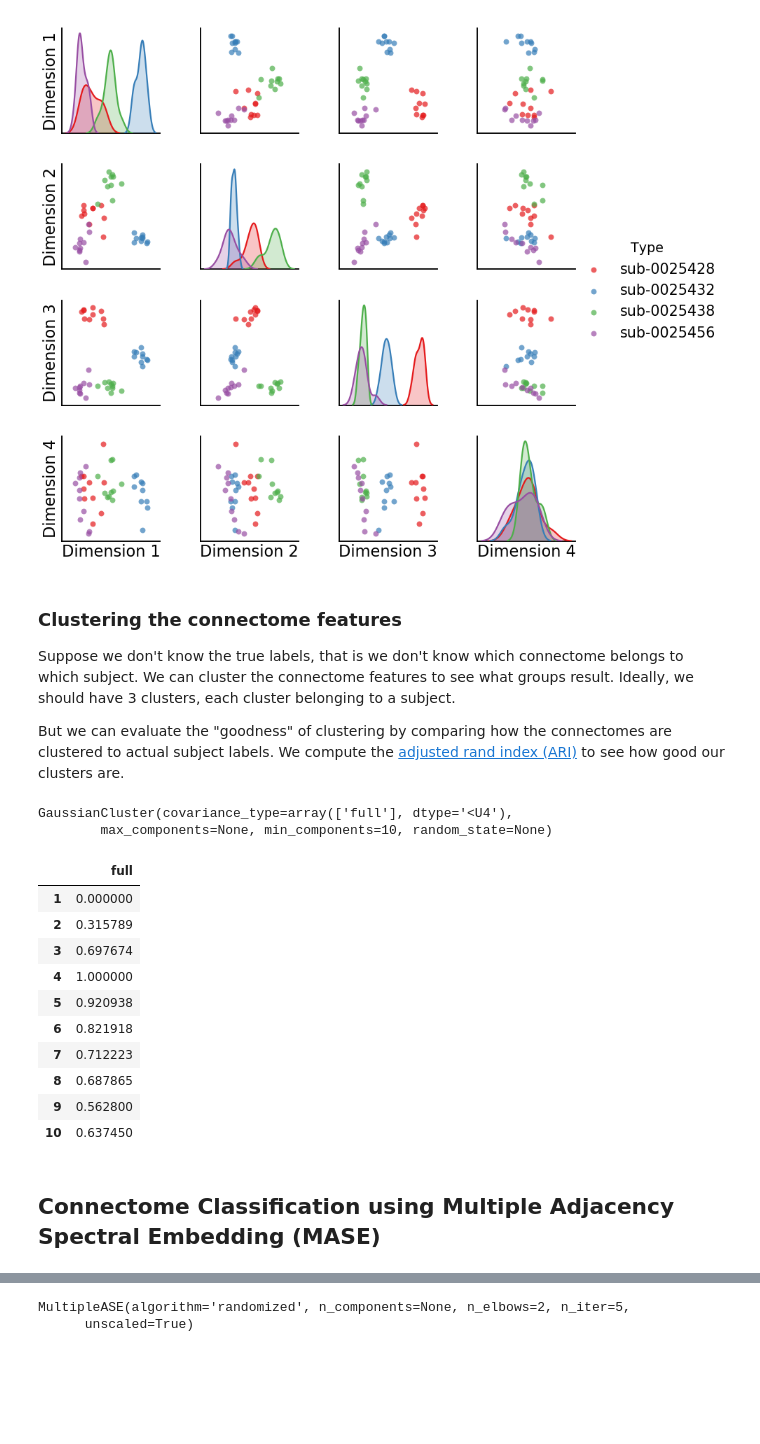
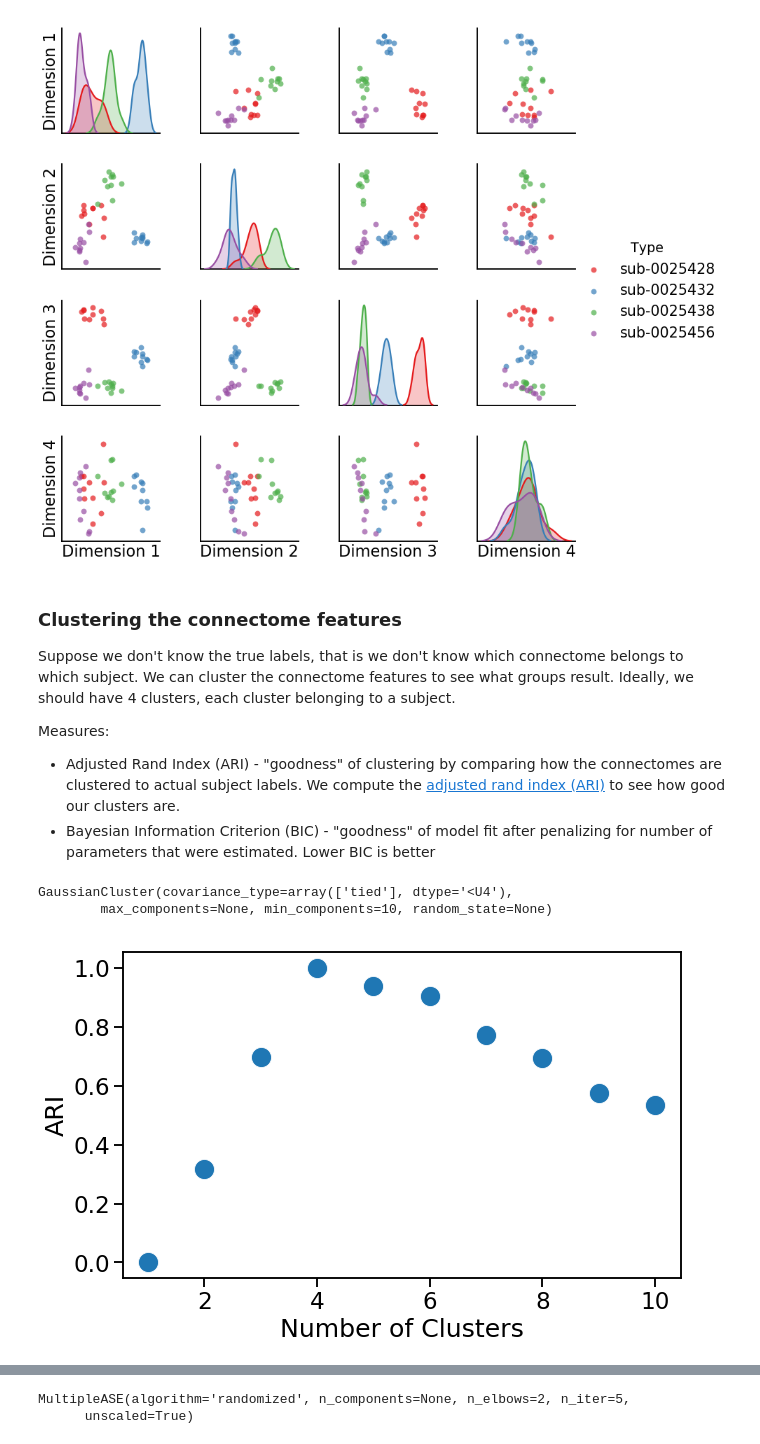
Before and after one commit to neurodata/ohbm, a Jupyter notebook: demo.ipynb, the cells around one changed output, grey strips where cells are left out. Cells and saved outputs as stored; diff of their text form; code cells hidden in the pictures; blank space fills up the shorter version.

```diff
--- a/demo.ipynb
+++ b/demo.ipynb
@@ -62,31 +69,29 @@ pairplot(connectome_features, labels, height=3, size=250, font_scale=1.25)
 # %% [markdown]
 ### Clustering the connectome features
 
-Suppose we don't know the true labels, that is we don't know which connectome belongs to which subject. We can cluster the connectome features to see what groups result. Ideally, we should have 3 clusters, each cluster belonging to a subject.
+Suppose we don't know the true labels, that is we don't know which connectome belongs to which subject. We can cluster the connectome features to see what groups result. Ideally, we should have 4 clusters, each cluster belonging to a subject.
 
-But we can evaluate the "goodness" of clustering by comparing how the connectomes are clustered to actual subject labels. We compute the [adjusted rand index (ARI)](https://scikit-learn.org/stable/modules/generated/sklearn.metrics.adjusted_rand_score.html) to see how good our clusters are.
+Measures:
+
+- Adjusted Rand Index (ARI) - "goodness" of clustering by comparing how the connectomes are clustered to actual subject labels. We compute the [adjusted rand index (ARI)](https://scikit-learn.org/stable/modules/generated/sklearn.metrics.adjusted_rand_score.html) to see how good our clusters are.
+- Bayesian Information Criterion (BIC) - "goodness" of model fit after penalizing for number of parameters that were estimated. Lower BIC is better
 # %%
 from graspy.cluster import GaussianCluster
 
 # Sweep over 1 to 10 clusters
-gclust = GaussianCluster(10)
+gclust = GaussianCluster(10, covariance_type='tied')
 gclust.fit(connectome_features, labels)
 # %% [output]
-GaussianCluster(covariance_type=array(['full'], dtype='<U4'),
+GaussianCluster(covariance_type=array(['tied'], dtype='<U4'),
         max_components=None, min_components=10, random_state=None)
-# %%
-gclust.ari_
-# %% [output]
-|  | full |
-| 1 | 0.000000 |
-| 2 | 0.315789 |
-| 3 | 0.697674 |
-| 4 | 1.000000 |
-| 5 | 0.920938 |
-| 6 | 0.821918 |
-| 7 | 0.712223 |
-| 8 | 0.687865 |
-| 9 | 0.562800 |
-| 10 | 0.637450 |
-# %% [markdown]
-## Connectome Classification using Multiple Adjacency Spectral Embedding (MASE)
+# %%
+import seaborn as sns
+import matplotlib.pyplot as plt
+
+with sns.plotting_context('talk', font_scale=1.4):
+    fig, ax = plt.subplots(figsize=(10, 6))
+    sns.scatterplot(np.arange(1, 11), gclust.ari_.values.reshape(-1), s=400, ax = ax)
+    ax.set_ylabel("ARI")
+    ax.set_xlabel("Number of Clusters")
+# %% [output]
+[figure, added]
```
Also changed, not shown: parts of 8 cells of this notebook, 1 other file.
